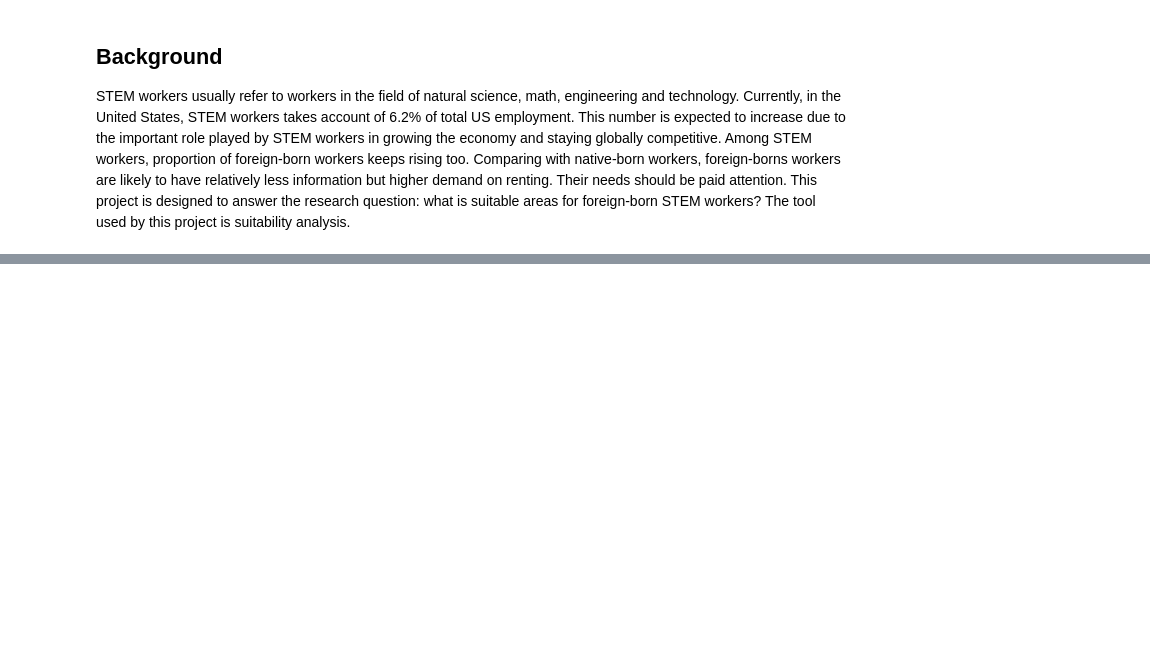
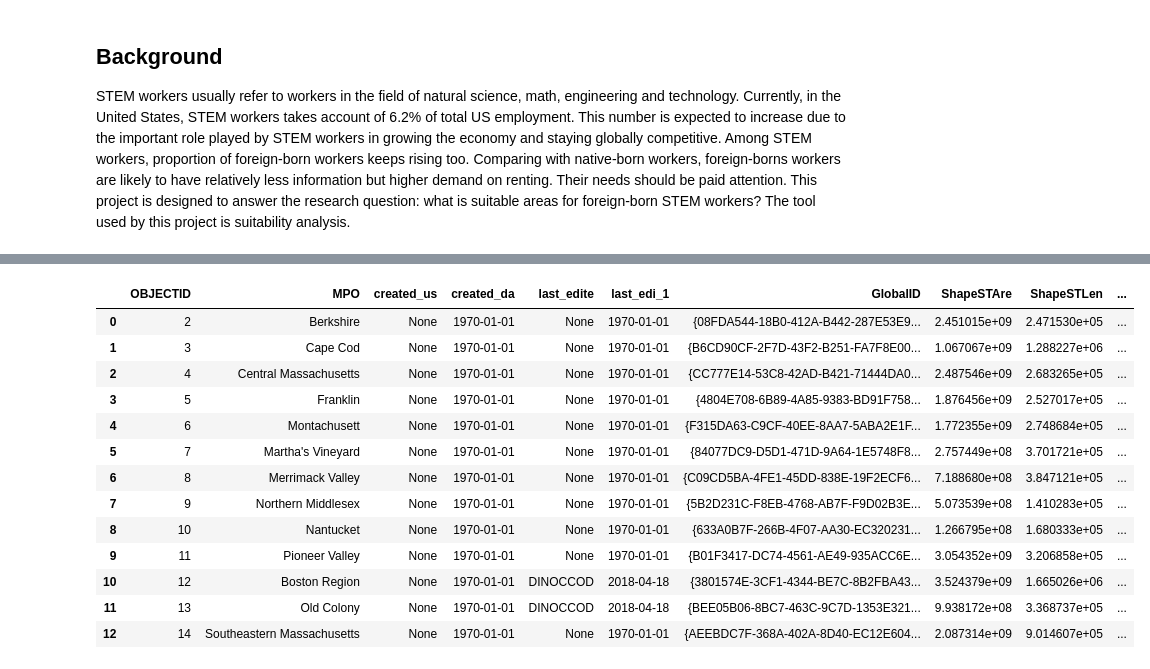
Before and after one commit to zhining-sun/UEP239-FinalProject, a Jupyter notebook: FinalProject_ZhiningSun.ipynb, the cells around one changed output, grey strips where cells are left out. Saved outputs shown, nothing was run; the diff lists cells and outputs as text; code cells hidden in the pictures; blank space fills up the shorter version.

```diff
--- a/FinalProject_ZhiningSun.ipynb
+++ b/FinalProject_ZhiningSun.ipynb
@@ -28,0 +44,17 @@ from shapely.geometry import LineString, Point
+# %%
+Boundaries
+# %% [output]
+|  | OBJECTID | MPO | created_us | created_da | last_edite | last_edi_1 | GlobalID | ShapeSTAre | ShapeSTLen | ... |
+| 0 | 2 | Berkshire | None | 1970-01-01 | None | 1970-01-01 | {08FDA544-18B0-412A-B442-287E53E9... | 2.451015e+09 | 2.471530e+05 | ... |
+| 1 | 3 | Cape Cod | None | 1970-01-01 | None | 1970-01-01 | {B6CD90CF-2F7D-43F2-B251-FA7F8E00... | 1.067067e+09 | 1.288227e+06 | ... |
+| 2 | 4 | Central Massachusetts | None | 1970-01-01 | None | 1970-01-01 | {CC777E14-53C8-42AD-B421-71444DA0... | 2.487546e+09 | 2.683265e+05 | ... |
+| 3 | 5 | Franklin | None | 1970-01-01 | None | 1970-01-01 | {4804E708-6B89-4A85-9383-BD91F758... | 1.876456e+09 | 2.527017e+05 | ... |
+| 4 | 6 | Montachusett | None | 1970-01-01 | None | 1970-01-01 | {F315DA63-C9CF-40EE-8AA7-5ABA2E1F... | 1.772355e+09 | 2.748684e+05 | ... |
+| 5 | 7 | Martha's Vineyard | None | 1970-01-01 | None | 1970-01-01 | {84077DC9-D5D1-471D-9A64-1E5748F8... | 2.757449e+08 | 3.701721e+05 | ... |
+| 6 | 8 | Merrimack Valley | None | 1970-01-01 | None | 1970-01-01 | {C09CD5BA-4FE1-45DD-838E-19F2ECF6... | 7.188680e+08 | 3.847121e+05 | ... |
+| 7 | 9 | Northern Middlesex | None | 1970-01-01 | None | 1970-01-01 | {5B2D231C-F8EB-4768-AB7F-F9D02B3E... | 5.073539e+08 | 1.410283e+05 | ... |
+| 8 | 10 | Nantucket | None | 1970-01-01 | None | 1970-01-01 | {633A0B7F-266B-4F07-AA30-EC320231... | 1.266795e+08 | 1.680333e+05 | ... |
+| 9 | 11 | Pioneer Valley | None | 1970-01-01 | None | 1970-01-01 | {B01F3417-DC74-4561-AE49-935ACC6E... | 3.054352e+09 | 3.206858e+05 | ... |
+| 10 | 12 | Boston Region | None | 1970-01-01 | DINOCCOD | 2018-04-18 | {3801574E-3CF1-4344-BE7C-8B2FBA43... | 3.524379e+09 | 1.665026e+06 | ... |
+| 11 | 13 | Old Colony | None | 1970-01-01 | DINOCCOD | 2018-04-18 | {BEE05B06-8BC7-463C-9C7D-1353E321... | 9.938172e+08 | 3.368737e+05 | ... |
+| 12 | 14 | Southeastern Massachusetts | None | 1970-01-01 | None | 1970-01-01 | {AEEBDC7F-368A-402A-8D40-EC12E604... | 2.087314e+09 | 9.014607e+05 | ... |
```
Also changed, not shown: parts of 23 cells of this notebook, 17 other files.
